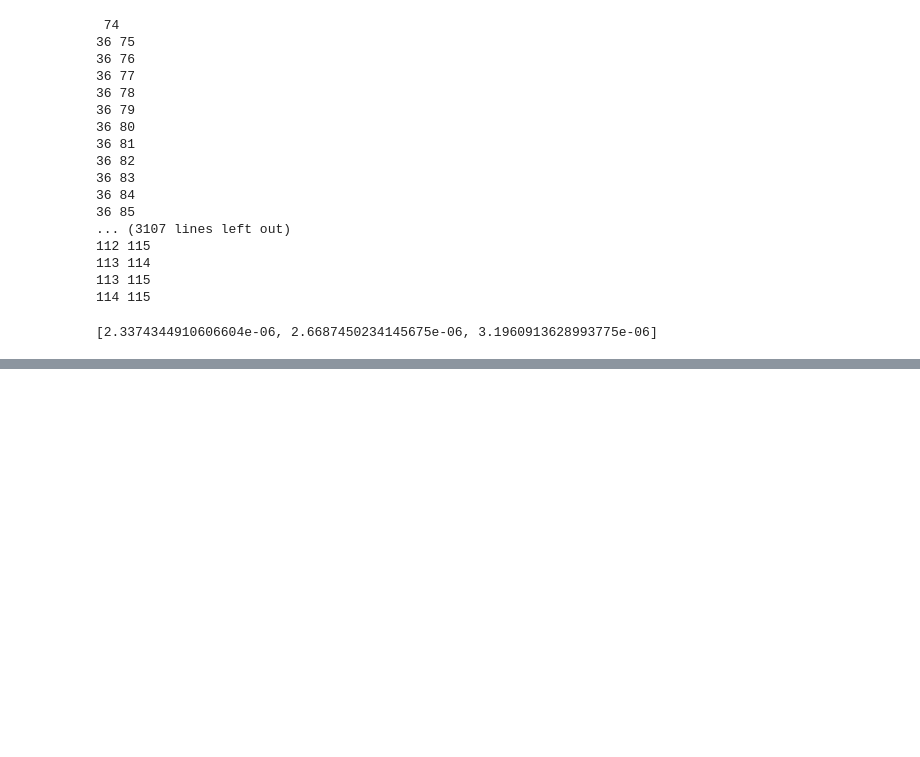
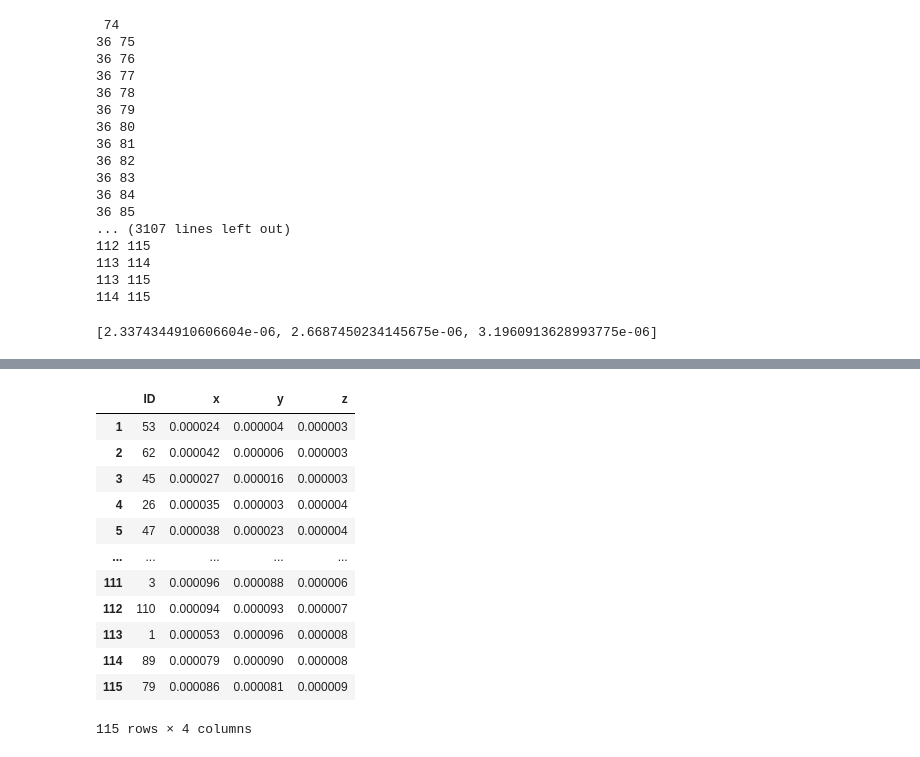
Before and after one commit to Jsakkos/nufeb_tools, a Jupyter notebook: notebooks/neighbor.ipynb, the cells around one changed output, grey strips where cells are left out. Drawn from its saved outputs; the diff is of its cells as text; code cells hidden in the pictures; blank space fills up the shorter version.

```diff
--- a/notebooks/neighbor.ipynb
+++ b/notebooks/neighbor.ipynb
@@ -5,5 +5,5 @@ import numpy as np
 import pandas as pd
 from itertools import combinations
 # %%
-x = utils.get_data(directory = None,test=True)
+x = utils.get_data(test=True)
 # %%
@@ -112,13 +116,10 @@ def get_cells(trajectory,timepoint):
 # %%
 trajectory = x.h5
 time = str(0)
-""" ret_array = np.column_stack(
-        (trajectory['id'][time],
-        np.column_stack((trajectory['x'][time],
-                                trajectory['y'][time],
-                                trajectory['z'][time],
-                                trajectory[radius_key(time)])),
-        )) """
+def get_positions(trajectory,time):
 
-ret_array = pd.concat([pd.Series(trajectory['id'][time],name='ID'),pd.Series(trajectory['x'][time],name='x'),pd.Series(trajectory['y'][time],name='y'),pd.Series(trajectory['z'][time],name='z')],axis=1)
-ret_array
+        return pd.concat([pd.Series(trajectory['id'][time],name='ID'),
+        pd.Series(trajectory['x'][time],name='x'),
+        pd.Series(trajectory['y'][time],name='y'),
+        pd.Series(trajectory['z'][time],name='z')],axis=1)
+ret_array = get_positions(trajectory,time)
@@ -203,0 +242,16 @@ pd.Series(distance).max()
+# %%
+ret_array[ret_array.index !=0]
+# %% [output]
+|  | ID | x | y | z |
+| 1 | 53 | 0.000024 | 0.000004 | 0.000003 |
+| 2 | 62 | 0.000042 | 0.000006 | 0.000003 |
+| 3 | 45 | 0.000027 | 0.000016 | 0.000003 |
+| 4 | 26 | 0.000035 | 0.000003 | 0.000004 |
+| 5 | 47 | 0.000038 | 0.000023 | 0.000004 |
+| ... | ... | ... | ... | ... |
+| 111 | 3 | 0.000096 | 0.000088 | 0.000006 |
+| 112 | 110 | 0.000094 | 0.000093 | 0.000007 |
+| 113 | 1 | 0.000053 | 0.000096 | 0.000008 |
+| 114 | 89 | 0.000079 | 0.000090 | 0.000008 |
+| 115 | 79 | 0.000086 | 0.000081 | 0.000009 |
+115 rows × 4 columns
```
Also changed, not shown: parts of 12 cells of this notebook, 1 other file.
